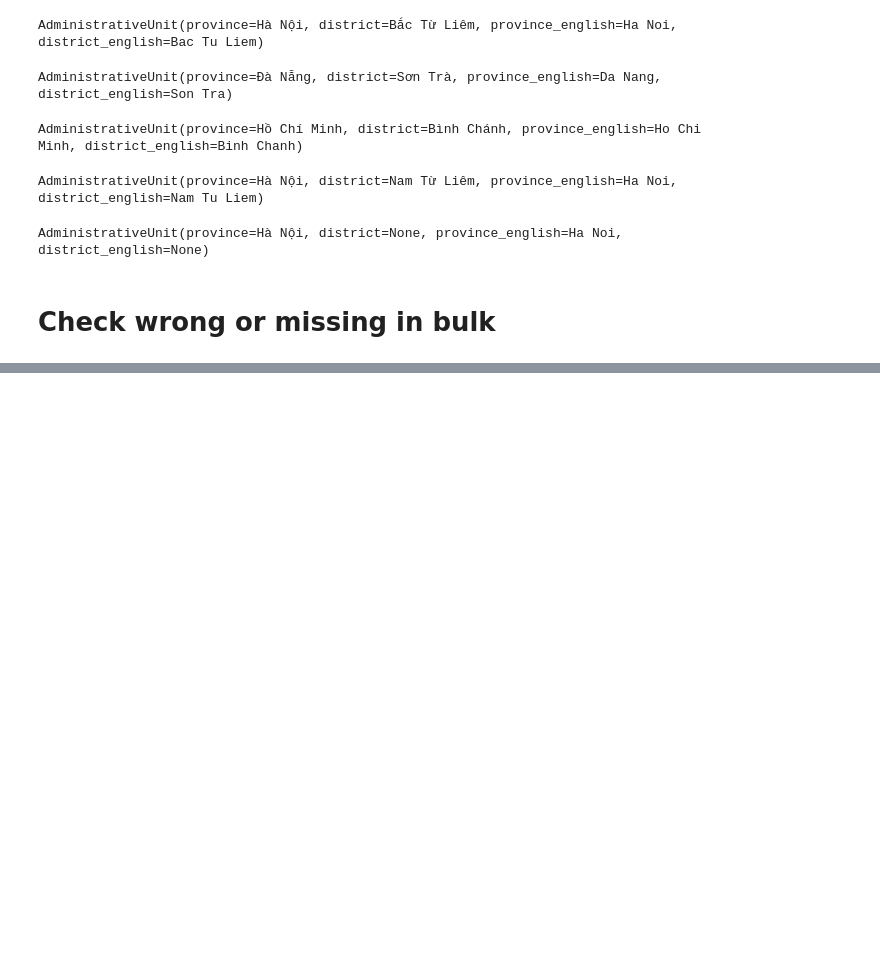
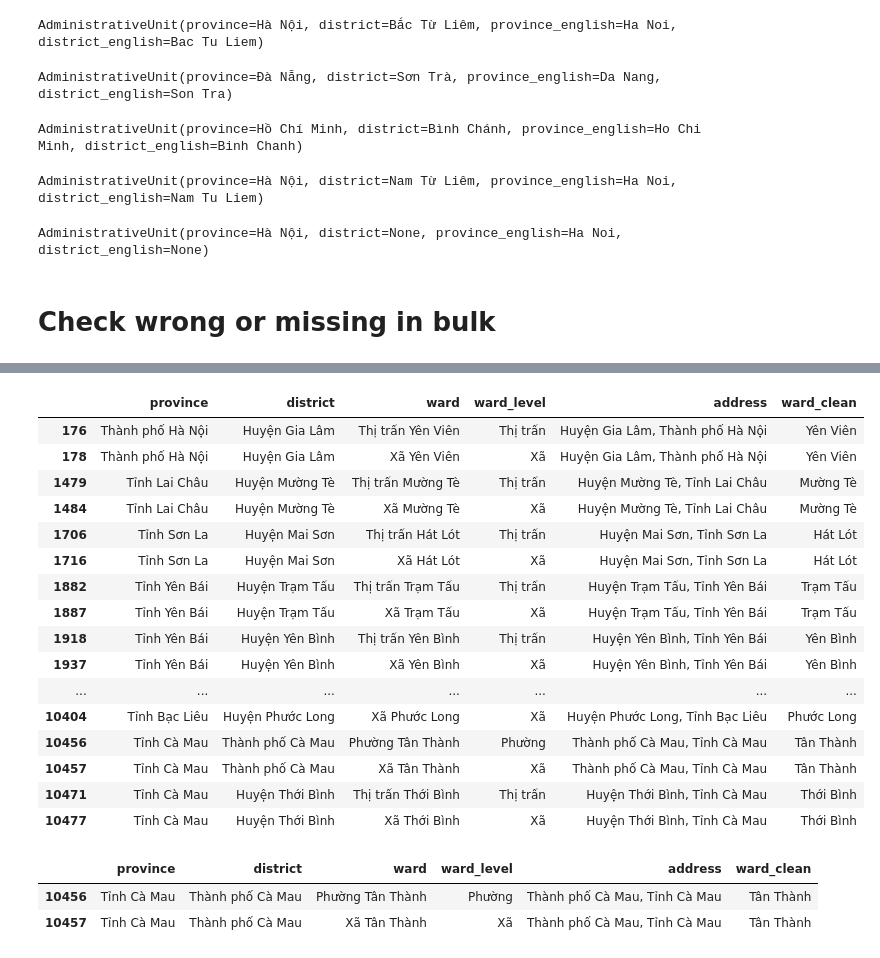
Before and after one commit to tranngocminhhieu/vietnam-administrative-units, a Jupyter notebook: notebook/module_tesing.ipynb, the cells around one changed output, grey strips where cells are left out. Cells and saved outputs as stored; diff of their text form; code cells hidden in the pictures; blank space fills up the shorter version.

```diff
--- a/notebook/module_tesing.ipynb
+++ b/notebook/module_tesing.ipynb
@@ -71,0 +78,10 @@ AdministrativeUnit(province=Hồ Chí Minh, district=Củ Chi, province_english=
+# %%
+def clean_ward(text):
+    if not isinstance(text, str):
+        return text
+    c_text = re.sub(r'^Phường |^Thị trấn |^Xã |^Huyện', '', text, flags=re.IGNORECASE)
+    return c_text
+# %%
+df['ward_clean'] = df['ward'].apply(clean_ward)
+# %%
+ward_count = df[['province', 'district', 'ward_clean']].value_counts().reset_index()
@@ -71,0 +104,2 @@ AdministrativeUnit(province=Hồ Chí Minh, district=Củ Chi, province_english=
+# %%
+df_duplicated_wards = ward_count[ward_count['count'] > 1]
@@ -71,0 +126,26 @@ AdministrativeUnit(province=Hồ Chí Minh, district=Củ Chi, province_english=
+# %%
+df[(df.province.isin(df_duplicated_wards.province)) & (df.district.isin(df_duplicated_wards.district)) & (df.ward_clean.isin(df_duplicated_wards.ward_clean))]
+# %% [output]
+|  | province | district | ward | ward_level | address | ward_clean |
+| 176 | Thành phố Hà Nội | Huyện Gia Lâm | Thị trấn Yên Viên | Thị trấn | Huyện Gia Lâm, Thành phố Hà Nội | Yên Viên |
+| 178 | Thành phố Hà Nội | Huyện Gia Lâm | Xã Yên Viên | Xã | Huyện Gia Lâm, Thành phố Hà Nội | Yên Viên |
+| 1479 | Tỉnh Lai Châu | Huyện Mường Tè | Thị trấn Mường Tè | Thị trấn | Huyện Mường Tè, Tỉnh Lai Châu | Mường Tè |
+| 1484 | Tỉnh Lai Châu | Huyện Mường Tè | Xã Mường Tè | Xã | Huyện Mường Tè, Tỉnh Lai Châu | Mường Tè |
+| 1706 | Tỉnh Sơn La | Huyện Mai Sơn | Thị trấn Hát Lót | Thị trấn | Huyện Mai Sơn, Tỉnh Sơn La | Hát Lót |
+| 1716 | Tỉnh Sơn La | Huyện Mai Sơn | Xã Hát Lót | Xã | Huyện Mai Sơn, Tỉnh Sơn La | Hát Lót |
+| 1882 | Tỉnh Yên Bái | Huyện Trạm Tấu | Thị trấn Trạm Tấu | Thị trấn | Huyện Trạm Tấu, Tỉnh Yên Bái | Trạm Tấu |
+| 1887 | Tỉnh Yên Bái | Huyện Trạm Tấu | Xã Trạm Tấu | Xã | Huyện Trạm Tấu, Tỉnh Yên Bái | Trạm Tấu |
+| 1918 | Tỉnh Yên Bái | Huyện Yên Bình | Thị trấn Yên Bình | Thị trấn | Huyện Yên Bình, Tỉnh Yên Bái | Yên Bình |
+| 1937 | Tỉnh Yên Bái | Huyện Yên Bình | Xã Yên Bình | Xã | Huyện Yên Bình, Tỉnh Yên Bái | Yên Bình |
+| ... | ... | ... | ... | ... | ... | ... |
+| 10404 | Tỉnh Bạc Liêu | Huyện Phước Long | Xã Phước Long | Xã | Huyện Phước Long, Tỉnh Bạc Liêu | Phước Long |
+| 10456 | Tỉnh Cà Mau | Thành phố Cà Mau | Phường Tân Thành | Phường | Thành phố Cà Mau, Tỉnh Cà Mau | Tân Thành |
+| 10457 | Tỉnh Cà Mau | Thành phố Cà Mau | Xã Tân Thành | Xã | Thành phố Cà Mau, Tỉnh Cà Mau | Tân Thành |
+| 10471 | Tỉnh Cà Mau | Huyện Thới Bình | Thị trấn Thới Bình | Thị trấn | Huyện Thới Bình, Tỉnh Cà Mau | Thới Bình |
+| 10477 | Tỉnh Cà Mau | Huyện Thới Bình | Xã Thới Bình | Xã | Huyện Thới Bình, Tỉnh Cà Mau | Thới Bình |
+# %%
+df[(df.province=='Tỉnh Cà Mau') & (df.district=='Thành phố Cà Mau') & (df.ward_clean=='Tân Thành')]
+# %% [output]
+|  | province | district | ward | ward_level | address | ward_clean |
+| 10456 | Tỉnh Cà Mau | Thành phố Cà Mau | Phường Tân Thành | Phường | Thành phố Cà Mau, Tỉnh Cà Mau | Tân Thành |
+| 10457 | Tỉnh Cà Mau | Thành phố Cà Mau | Xã Tân Thành | Xã | Thành phố Cà Mau, Tỉnh Cà Mau | Tân Thành |
```
Also changed, not shown: parts of 11 cells of this notebook, 6 other files.
